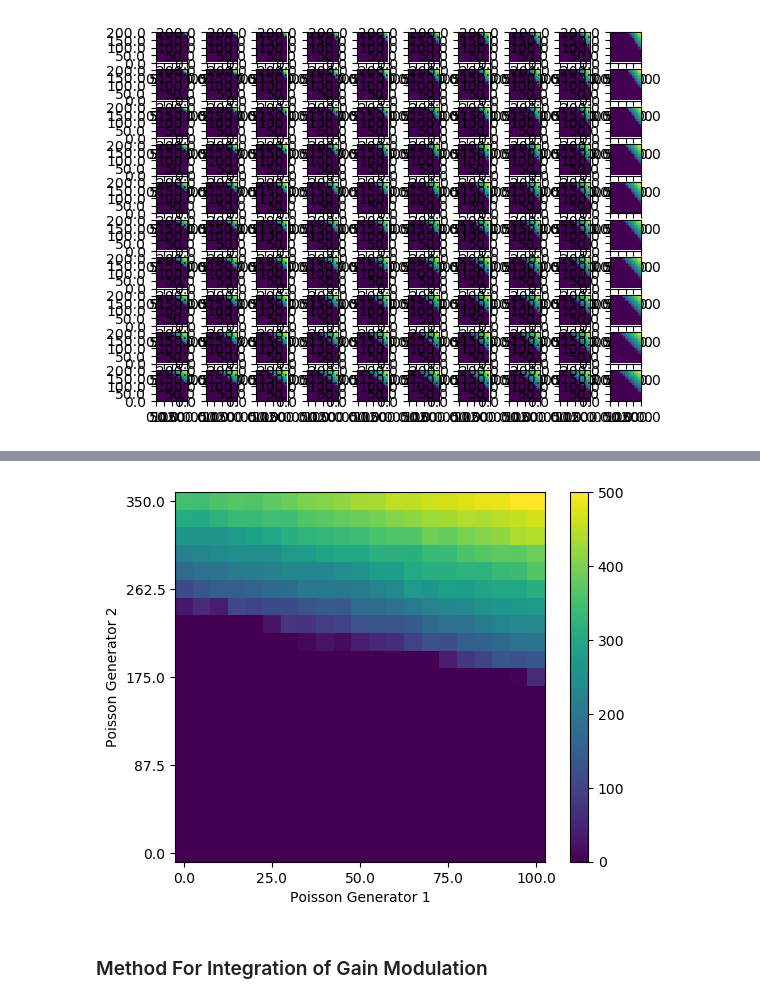
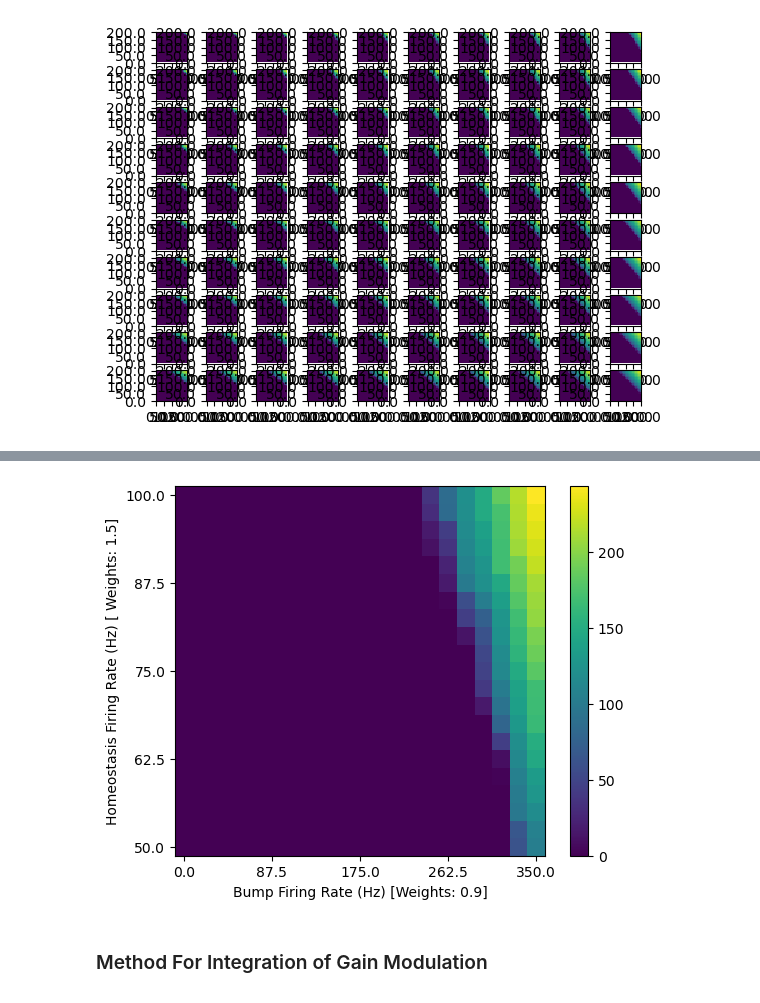
Before and after one commit to aung9htet/counting_snn, a Jupyter notebook: subitization_notebook.ipynb, the cells around one changed output, grey strips where cells are left out. Saved outputs shown, nothing was run; the diff lists cells and outputs as text; code cells hidden in the pictures.

```diff
--- a/subitization_notebook.ipynb
+++ b/subitization_notebook.ipynb
@@ -245,6 +248,7 @@ def test_current(current, capacitance):
 
     # Reset Network
     nest.ResetKernel()
+    nest.set_verbosity("M_ERROR")
 
     # Initialise neurons
     neuron = nest.Create('iaf_psc_alpha', params = parameters)
@@ -306,6 +310,7 @@ def test_random_generator(rate, weight):
 
     # Reset Network
     nest.ResetKernel()
+    nest.set_verbosity("M_ERROR")
 
     # Initialise neurons
     neuron = nest.Create('iaf_psc_alpha', params = parameters)
@@ -385,6 +373,7 @@ def test_capacitance_generator(capacitance, rate):
 
     # Reset Network
     nest.ResetKernel()
+    nest.set_verbosity("M_ERROR")
 
     # Initialise neurons
     neuron = nest.Create('iaf_psc_alpha', params = parameters)
@@ -463,6 +435,7 @@ def test_tau_generator(tau_m, rate):
 
     # Reset Network
     nest.ResetKernel()
+    nest.set_verbosity("M_ERROR")
 
     # Initialise neurons
     neuron = nest.Create('iaf_psc_alpha', params = parameters)
@@ -619,24 +595,22 @@ plt.show()
 # %%
-max_range = 350
-min_range = 0
 no_of_test = 21
-rate1_range = np.linspace(max_range,min_range, no_of_test)
-rate2_range = np.linspace(min_range, 130, no_of_test)
-record_fr = np.empty((len(rate1_range), len(rate2_range)))
-for r1_i in range(len(rate1_range)):
-    for r2_i in range(len(rate2_range)):
-        fr, _ = test_gain_mod(rate1_range[r1_i], rate2_range[r2_i], 1.5, 0.9)
+bump_range = np.linspace(0, 350, no_of_test)
+homeostasis_range = np.linspace(100, 50, no_of_test)
+record_fr = np.empty((no_of_test, no_of_test))
+for r1_i in range(no_of_test):
+    for r2_i in range(no_of_test):
+        fr, _ = test_gain_mod(homeostasis_range[r1_i], bump_range[r2_i], 1.5, 0.9)
         record_fr[r1_i][r2_i] = fr
 plt.figure()
 plt.imshow(record_fr)
-plt.xlabel("Poisson Generator 1")
-plt.ylabel("Poisson Generator 2")
-plt.xticks(ticks=np.linspace(0, no_of_test - 1,5), labels=np.linspace(min_range, 100, 5))
-plt.yticks(ticks=np.linspace(0, no_of_test - 1,5), labels=np.linspace(max_range, min_range, 5))
+plt.xlabel("Bump Firing Rate (Hz) [Weights: 0.9]")
+plt.ylabel("Homeostasis Firing Rate (Hz) [ Weights: 1.5]")
+plt.xticks(ticks=np.linspace(0, no_of_test - 1,5), labels=np.linspace(0, 350, 5))
+plt.yticks(ticks=np.linspace(0, no_of_test - 1,5), labels=np.linspace(100, 50, 5))
 plt.colorbar()
 plt.show()
 # %% [output]
-[figure, old version]
+[figure, new version]
 # %% [markdown]
 ### Method For Integration of Gain Modulation
 # %%
```
Also changed, not shown: parts of 24 cells of this notebook.
